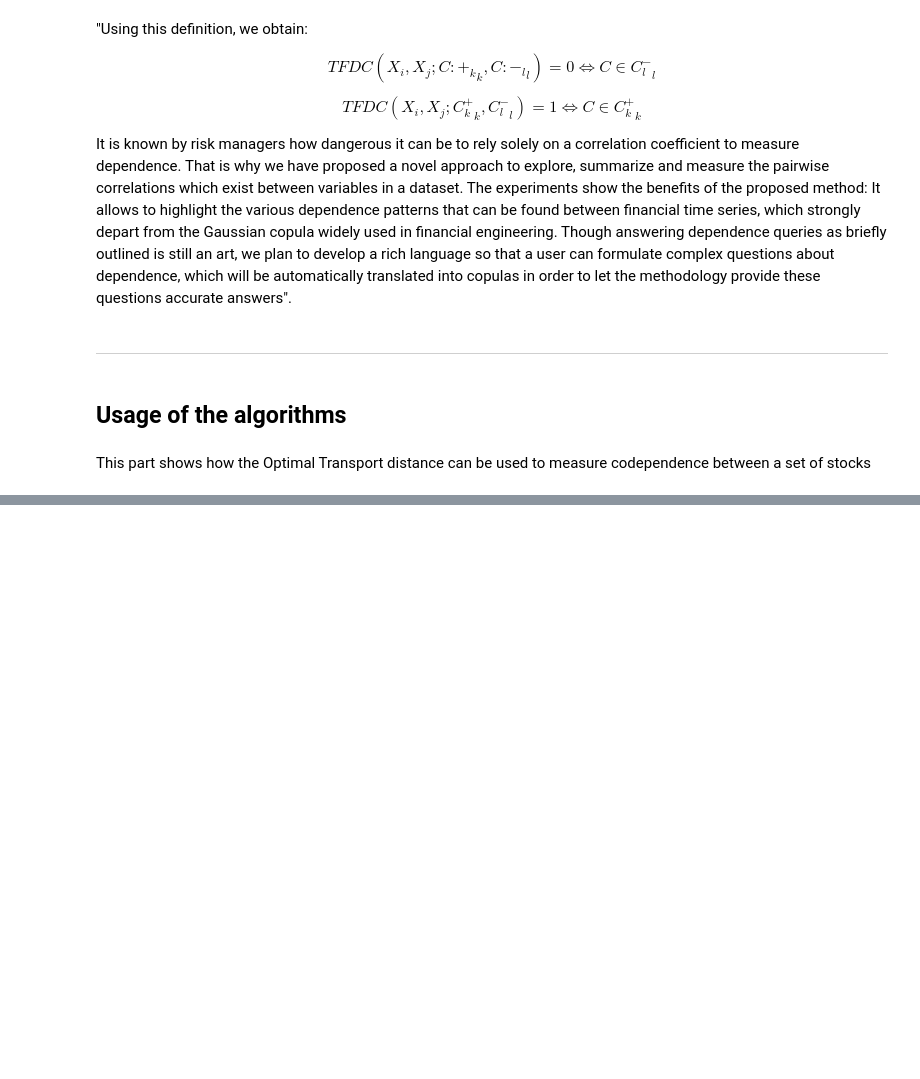
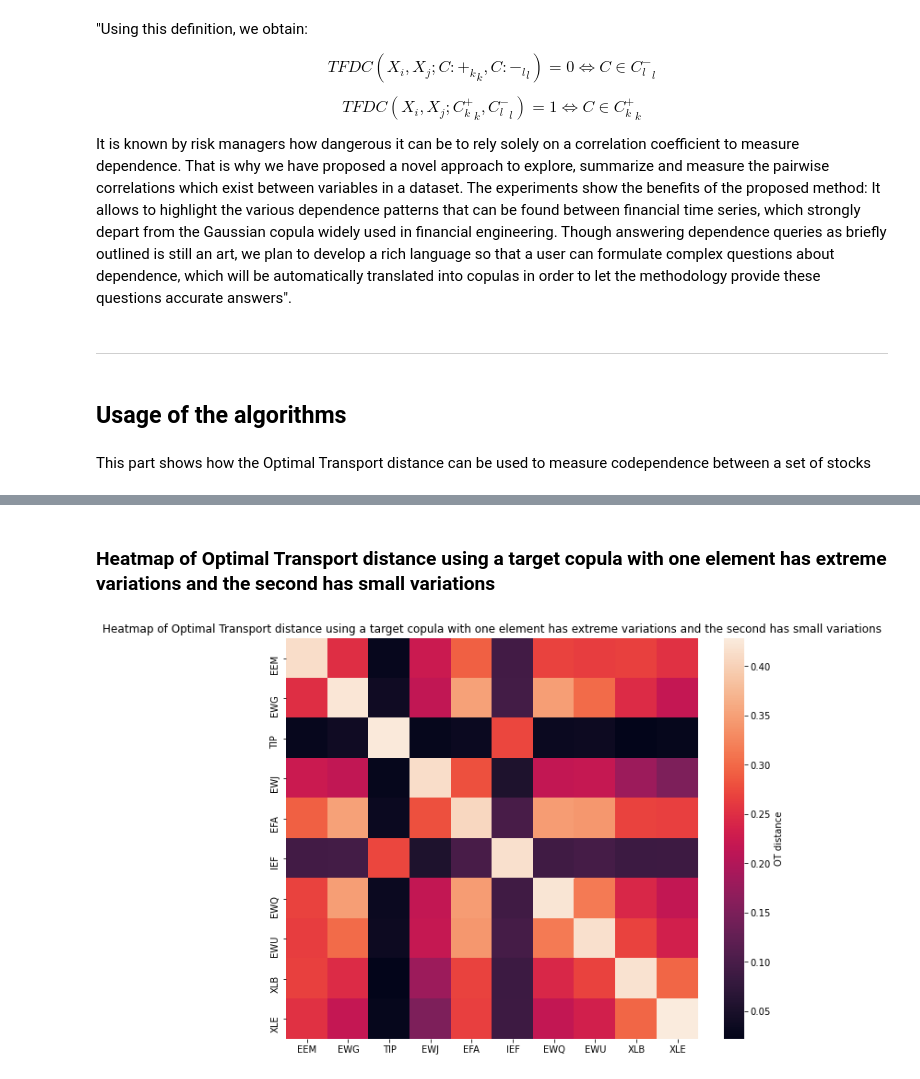
Before and after one commit to supriseDr/research, a Jupyter notebook: Codependence/Optimal Transport/optimal_transport.ipynb, the cells around one changed output, grey strips where cells are left out. Drawn from its saved outputs; the diff is of its cells as text; code cells hidden in the pictures; blank space fills up the shorter version.

```diff
--- a/Codependence/Optimal Transport/optimal_transport.ipynb
+++ b/Codependence/Optimal Transport/optimal_transport.ipynb
@@ -162,0 +302,11 @@ This part shows how the Optimal Transport distance can be used to measure codepe
+# %% [markdown]
+### Heatmap of Optimal Transport distance using a target copula with one element has extreme variations and the second has small variations
+# %%
+# Plotting the heatmap
+fig, ax = plt.subplots(figsize=(10,8))
+sns.heatmap(ot_matrix_diffvar, ax = ax, cbar_kws={'label': 'OT distance'})
+
+ax.set_title('Heatmap of Optimal Transport distance using a target copula with one element has extreme variations and the second has small variations')
+plt.show()
+# %% [output]
+[figure, added]
```
Also changed, not shown: parts of 27 cells of this notebook.
